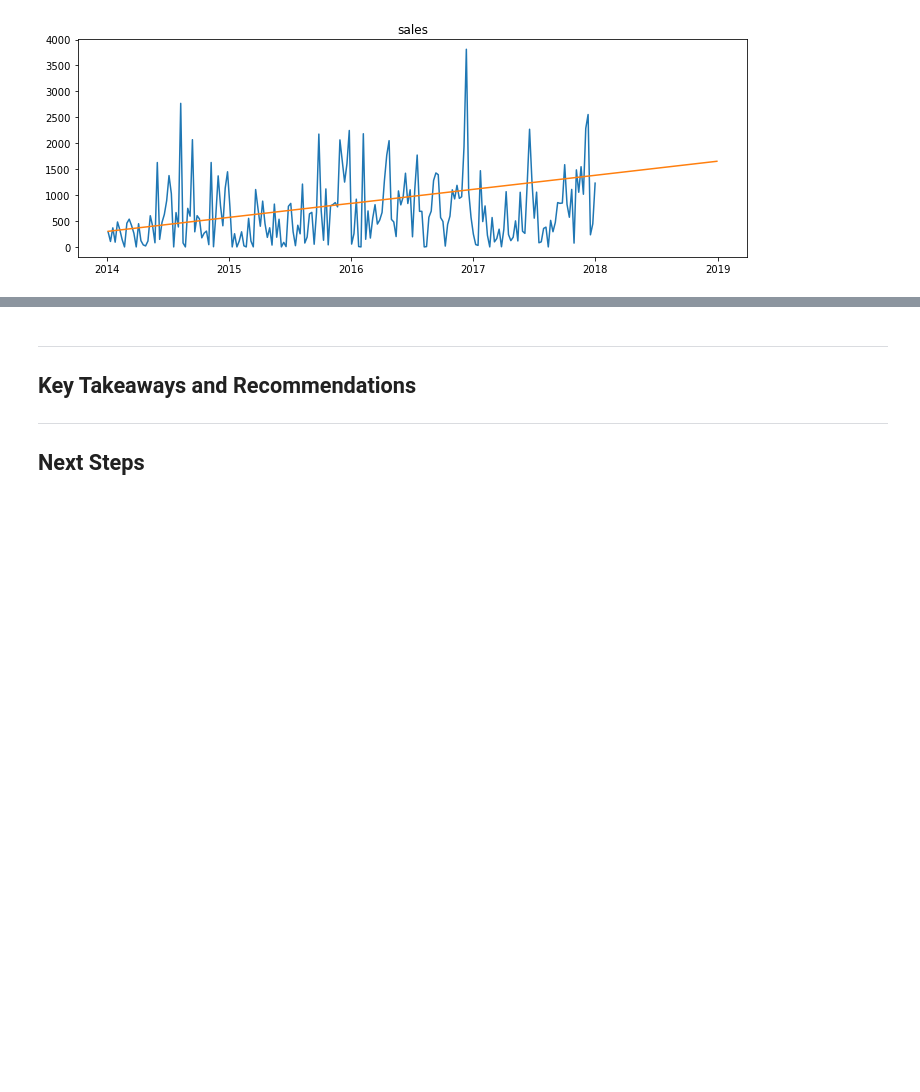
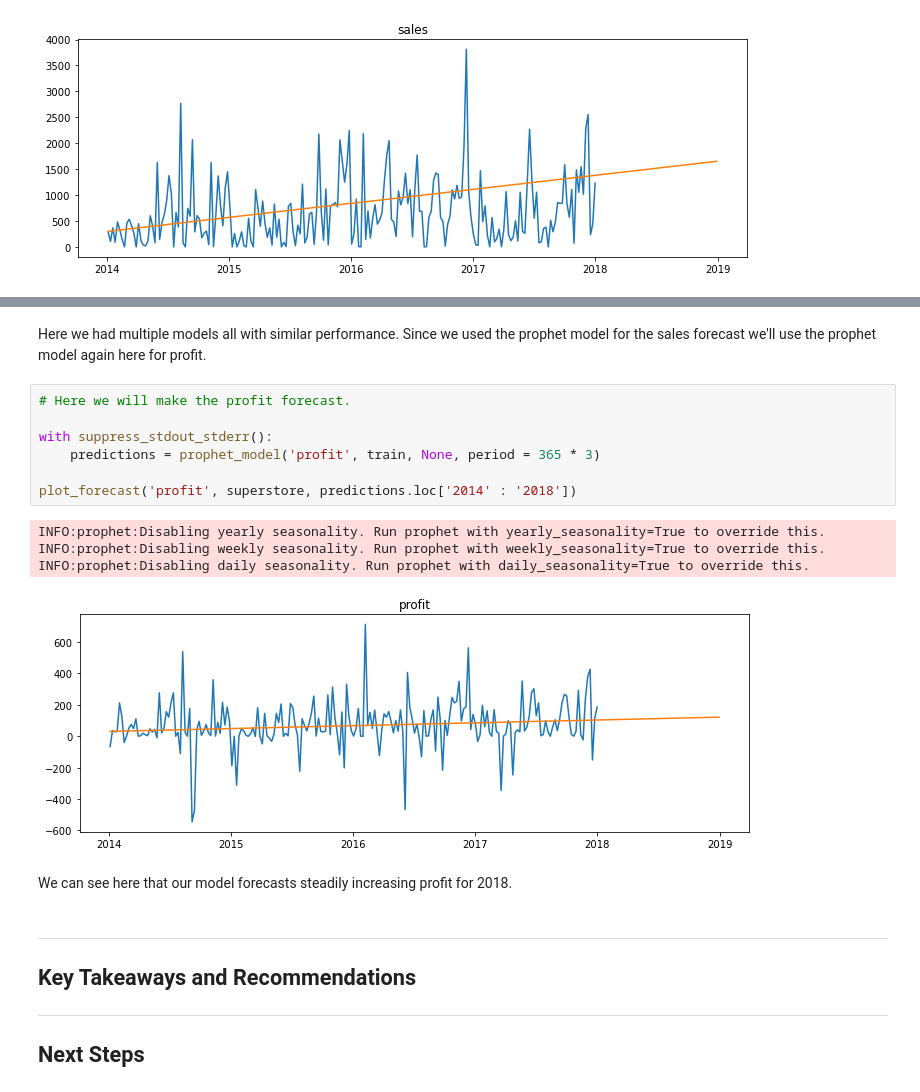
Before and after one commit to Innis-Superstore-Sales/time-series-project, a Jupyter notebook: superstore_sales_report.ipynb, the cells around one changed output, grey strips where cells are left out. Cells and saved outputs as stored; diff of their text form; blank space fills up the shorter version.

Commit message:
Completed modeling section in report.
In final report completed the modeling section and added questions to
explore section.

In model.py made slight modifications to the code.

```diff
--- a/superstore_sales_report.ipynb
+++ b/superstore_sales_report.ipynb
@@ -138,3 +164,19 @@ It is now clear why the error is what it is. Due to the inconsistency in the dat
+# %% [markdown]
+Here we had multiple models all with similar performance. Since we used the prophet model for the sales forecast we'll use the prophet model again here for profit.
+# %%
+# Here we will make the profit forecast.
+
+with suppress_stdout_stderr():
+    predictions = prophet_model('profit', train, None, period = 365 * 3)
+
+plot_forecast('profit', superstore, predictions.loc['2014' : '2018'])
+# %% [output]
+INFO:prophet:Disabling yearly seasonality. Run prophet with yearly_seasonality=True to override this.
+INFO:prophet:Disabling weekly seasonality. Run prophet with weekly_seasonality=True to override this.
+INFO:prophet:Disabling daily seasonality. Run prophet with daily_seasonality=True to override this.
+[figure, added]
+# %% [markdown]
+We can see here that our model forecasts steadily increasing profit for 2018.
 # %% [markdown]
 ___
 
```
Also changed, not shown: parts of 4 cells of this notebook, 1 other file.
